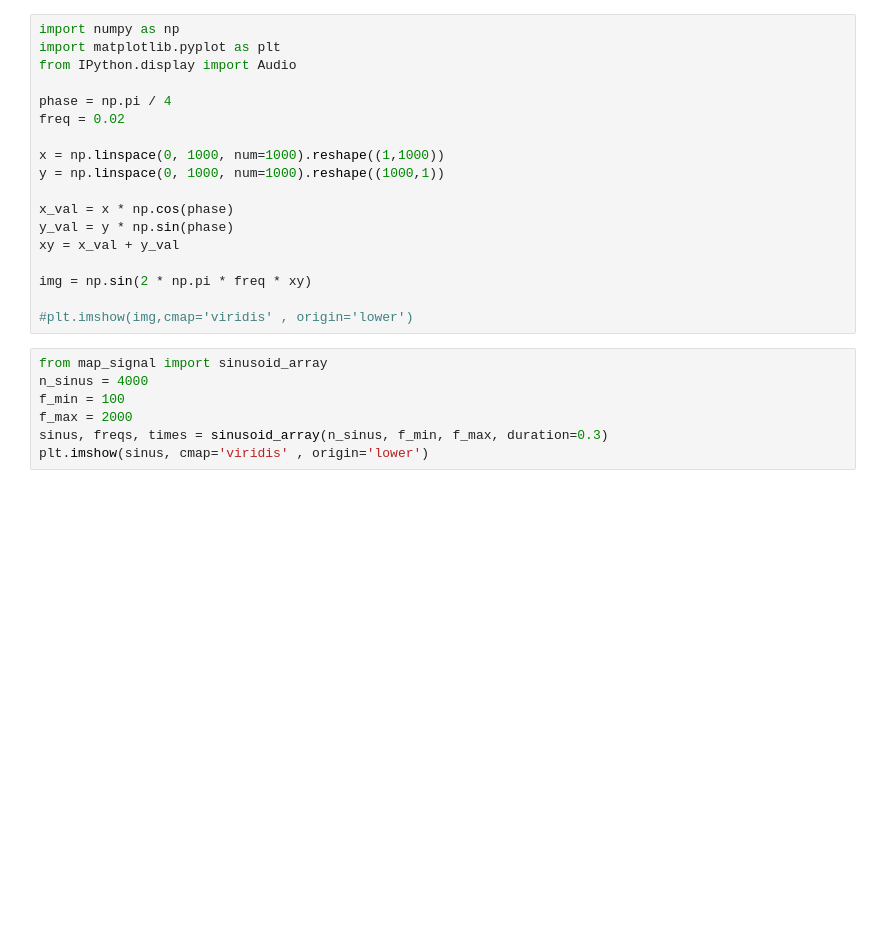
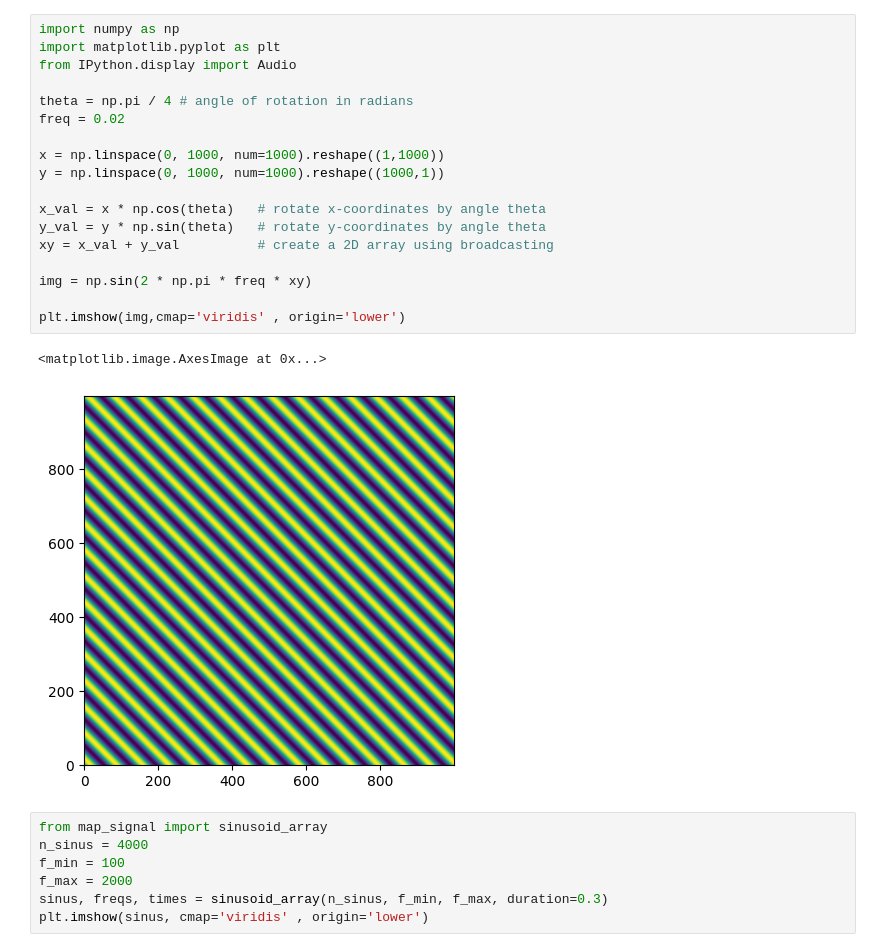
Before and after one commit to LoonanChauvette/map-signal, a Jupyter notebook: map_signal/Other_impl.ipynb, the cells around one changed output. Drawn from its saved outputs; the diff is of its cells as text; blank space fills up the shorter version.

```diff
--- a/map_signal/Other_impl.ipynb
+++ b/map_signal/Other_impl.ipynb
@@ -1,21 +1,24 @@
 # %%
 import numpy as np
 import matplotlib.pyplot as plt
 from IPython.display import Audio
 
-phase = np.pi / 4
+theta = np.pi / 4 # angle of rotation in radians
 freq = 0.02
 
 x = np.linspace(0, 1000, num=1000).reshape((1,1000))
 y = np.linspace(0, 1000, num=1000).reshape((1000,1))
 
-x_val = x * np.cos(phase)
-y_val = y * np.sin(phase)
-xy = x_val + y_val
+x_val = x * np.cos(theta)   # rotate x-coordinates by angle theta
+y_val = y * np.sin(theta)   # rotate y-coordinates by angle theta
+xy = x_val + y_val          # create a 2D array using broadcasting
 
 img = np.sin(2 * np.pi * freq * xy)
 
-#plt.imshow(img,cmap='viridis' , origin='lower')
+plt.imshow(img,cmap='viridis' , origin='lower')
+# %% [output]
+<matplotlib.image.AxesImage at 0x...>
+[figure, added]
 # %%
 from map_signal import sinusoid_array
 n_sinus = 4000
```
Also changed, not shown: 3 other files.
